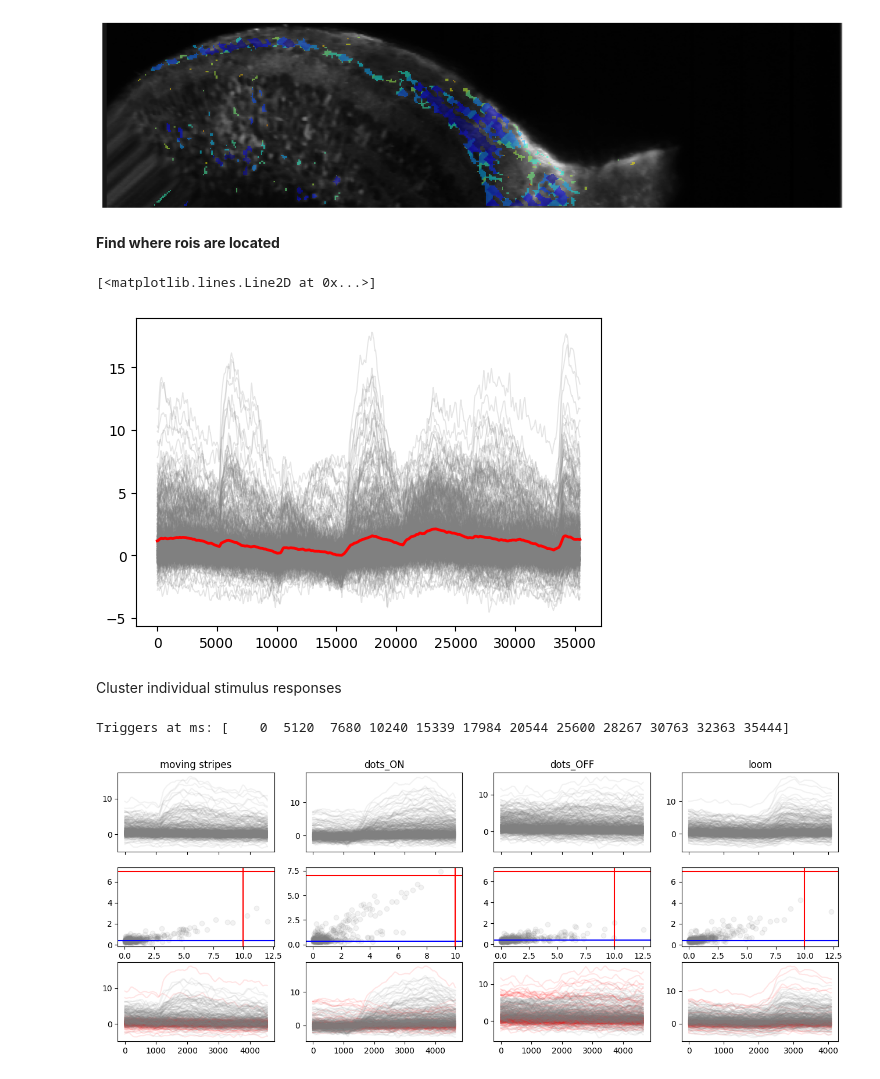
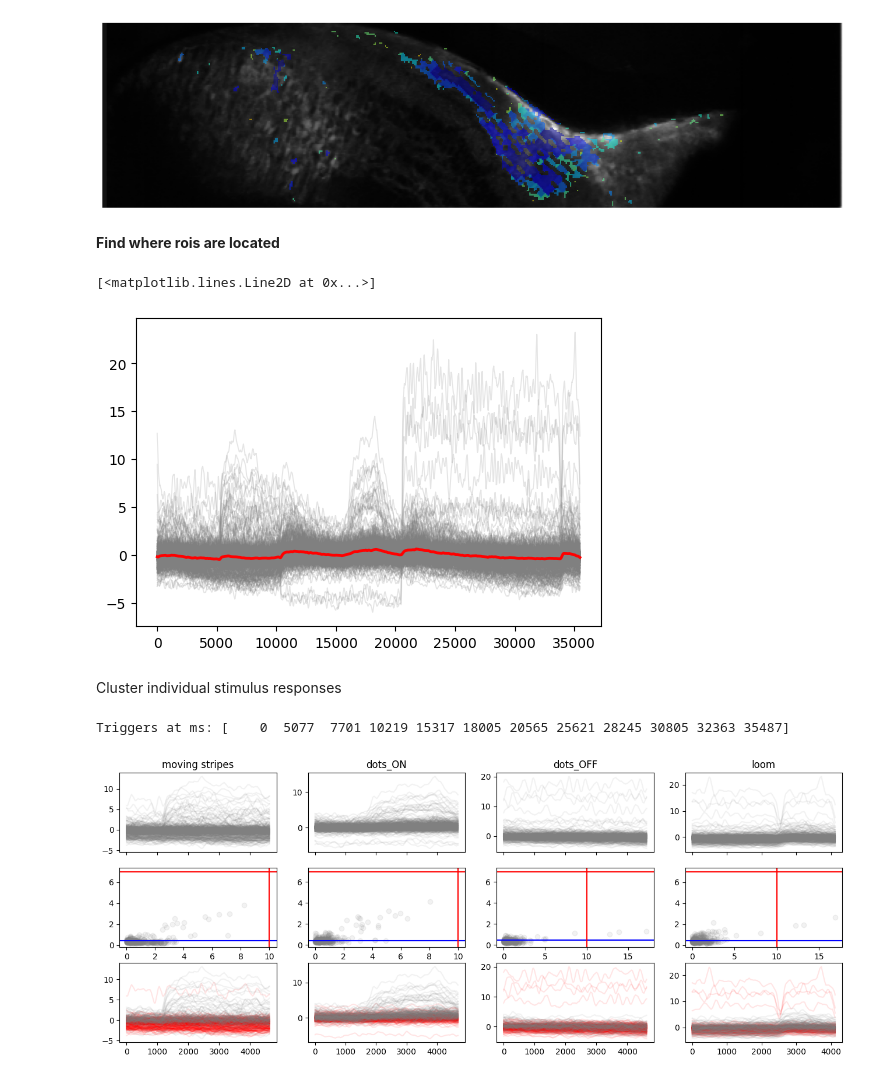
Before and after one commit to simbru/pygor, a Jupyter notebook: ROI_clustering_multiplane.ipynb, the cells around one changed output. Cells and saved outputs as stored; diff of their text form; code cells hidden in the pictures.

```diff
--- a/ROI_clustering_multiplane.ipynb
+++ b/ROI_clustering_multiplane.ipynb
@@ -54,6 +54,6 @@ export_path = 'C:/Users/Michael Forsthofer/OneDrive - University of Sussex/Baden
 # %%
-filename = '2024-10-14_x241014_53_cOTs.h5'
-depth = 350
+filename = '2024-10-3_x241003_2_53_4cOTs.h5'
+depth = 266
 ETL_surface = 1500
 ETL_step=1
 start_plane = 1
@@ -76,7 +76,7 @@ def calc_roi_plane(roi_y, image_y, n_planes, slices_um, start_plane):
 # %%
 data_object.view_stack_rois(labels=False, figsize_scale=3, func='average_stack')
 # %% [output]
-[figure, old version]
+[figure, new version]
 # %% [markdown]
 <b>Find where rois are located</b>
 # %%
@@ -95,7 +95,7 @@ mean_roi_activity = np.mean(traces, axis=0)
 plt.plot(mean_roi_activity, color='red', alpha=1, linewidth=2)
 # %% [output]
 [<matplotlib.lines.Line2D at 0x...>]
-[figure, old version]
+[figure, new version]
 # %% [markdown]
 Cluster individual stimulus responses
 # %%
@@ -106,7 +106,7 @@ mean_triggertimes_ms = np.mean(mean_triggertimes_ms, axis=0)-np.mean(mean_trigge
 mean_triggertimes_extended = np.round(np.append(mean_triggertimes_ms, len(traces.transpose()))).astype(int)
 print('Triggers at ms:', mean_triggertimes_extended)
 # %% [output]
-Triggers at ms: [    0  5120  7680 10240 15339 17984 20544 25600 28267 30763 32363 35444]
+Triggers at ms: [    0  5077  7701 10219 15317 18005 20565 25621 28245 30805 32363 35487]
 # %%
 roi_y = []
 roi_x = []
@@ -123,7 +123,7 @@ included_responses = []
 
 append_idx = 1000
 append_idx_post = 1000
-SD_threshold = 1.2
+SD_threshold = 1.4
 roi_x_border = 400
 downsample_factor = 100
 
@@ -157,34 +157,34 @@ for idx, cur_traces in enumerate(stim_responses):
 #plot mean vs SD to visualize, and plot the thresholds chosen
     ax[1, idx%4].plot(trace_means, trace_stds, 'o', color='gray', alpha=0.1)
     ax[1, idx%4].axhline(y=std_upper, color='red')
     ax[1, idx%4].axhline(y=std_lower, color='blue')
     ax[1, idx%4].axvline(x=mean_upper, color='red')
     ax[2, idx%4].plot(cur_traces[:, np.where(
         (trace_stds>std_upper) |
         (trace_stds<std_lower) |
         (prestim_max>resting_mean_upper)) [0]], color='red', alpha=0.1)
 
     cutouts_sorted = cur_traces[:, np.where(
         (trace_stds<std_upper) &
         (trace_stds>std_lower) &
         (trace_means>mean_lower) &
         (trace_means<mean_upper) &
         (prestim_max<resting_mean_upper) &
         (roi_x<roi_x_border)) [0]]
     ax[2, idx%4].plot(cutouts_sorted, color='gray', alpha=0.1)
     #ax[2, idx%4].set_ylim(-1, 4)
 
     #responses_sorted.append(cutouts_sorted[::100,:].transpose())
     responses_sorted.append(cur_traces[::downsample_factor,:].transpose())
     included_responses.append(np.where(
         (trace_stds<std_upper) &
         (trace_stds>std_lower) &
         (trace_means>mean_lower) &
         (trace_means<mean_upper) &
         (prestim_max<resting_mean_upper)&
         (roi_x<roi_x_border)) [0])
 # %% [output]
-[figure, old version]
+[figure, new version]
 # %%
 from sklearn.metrics import euclidean_distances
 from scipy.cluster.hierarchy import dendrogram, linkage
```
Also changed, not shown: parts of 12 cells of this notebook, 1 other file.
